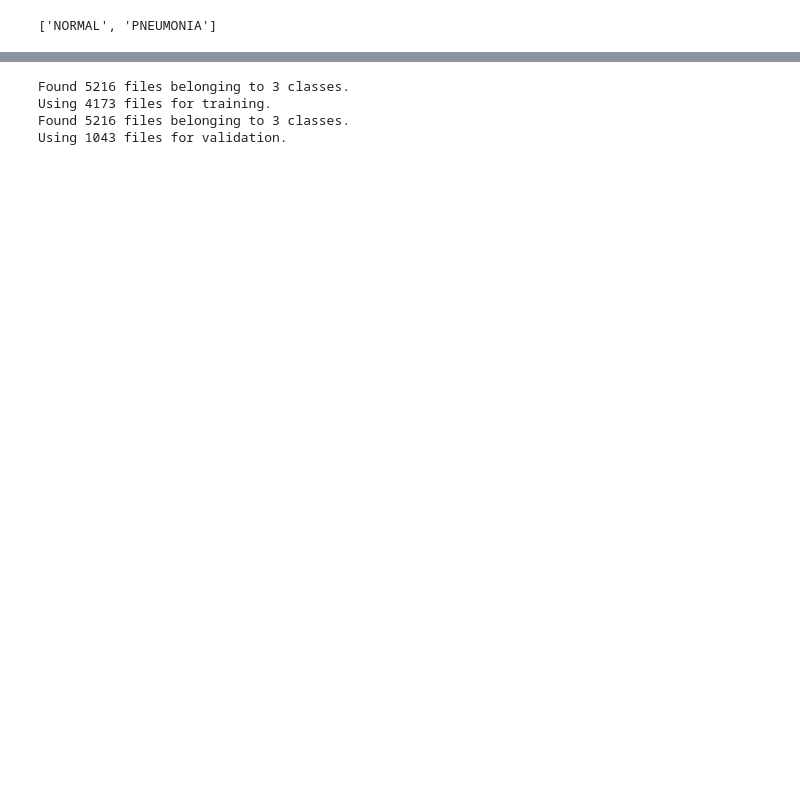
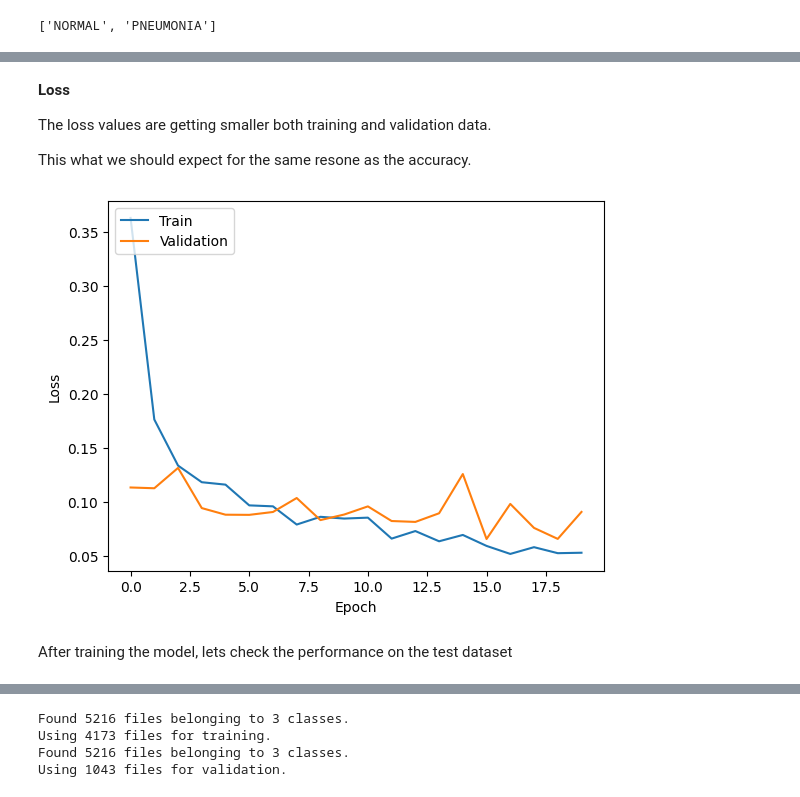
Before and after one commit to BarelHeby/Deep-Learning---Chest-X-Ray, a Jupyter notebook: Deep_Learning_Chest_Final_Project.ipynb, the cells around one changed output, grey strips where cells are left out. Saved outputs shown, nothing was run; the diff lists cells and outputs as text; code cells hidden in the pictures; blank space fills up the shorter version.

```diff
--- a/Deep_Learning_Chest_Final_Project.ipynb
+++ b/Deep_Learning_Chest_Final_Project.ipynb
@@ -189,0 +219,17 @@ print("Validation Accuracy:", validation_accuracy)
+# %% [markdown]
+**Loss**
+
+The loss values are getting smaller both training and validation data.
+
+This what we should expect for the same resone as the accuracy.
+# %%
+plt.plot(history.history['loss'])
+plt.plot(history.history['val_loss'])
+plt.ylabel('Loss')
+plt.xlabel('Epoch')
+plt.legend(['Train', 'Validation'], loc='upper left')
+plt.show()
+# %% [output]
+[figure, added]
+# %% [markdown]
+After training the model, lets check the performance on the test dataset
```
Also changed, not shown: parts of 105 cells of this notebook.
